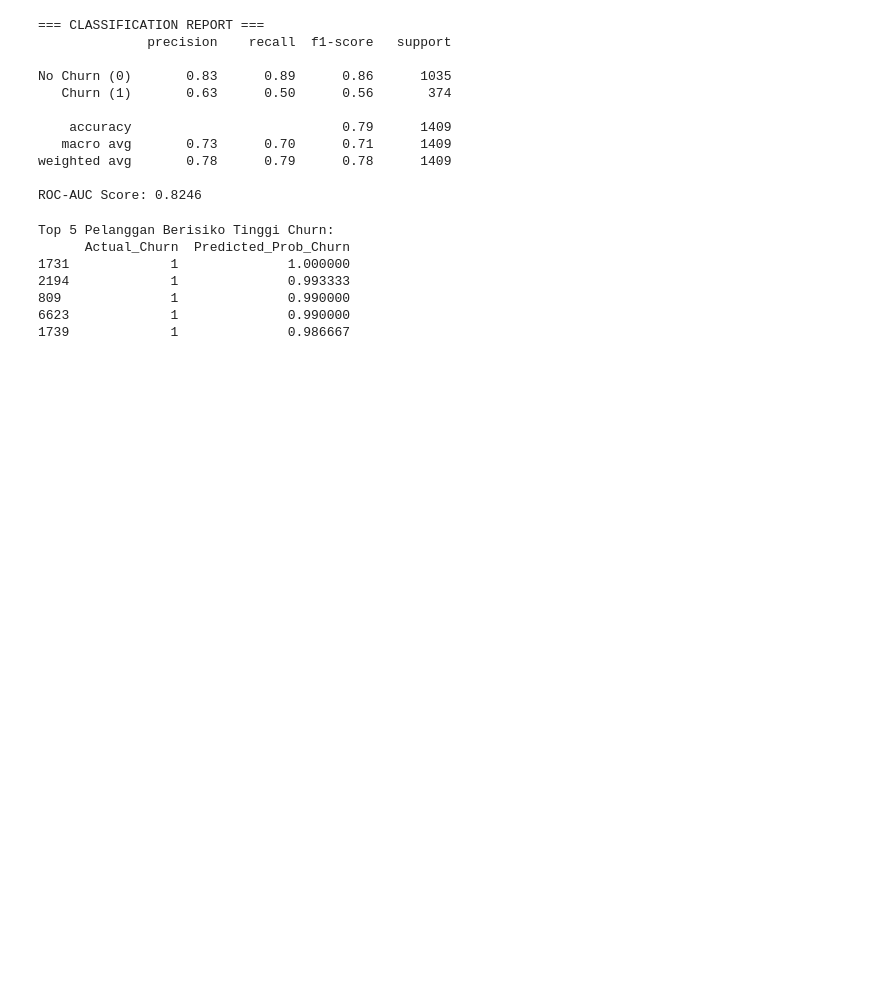
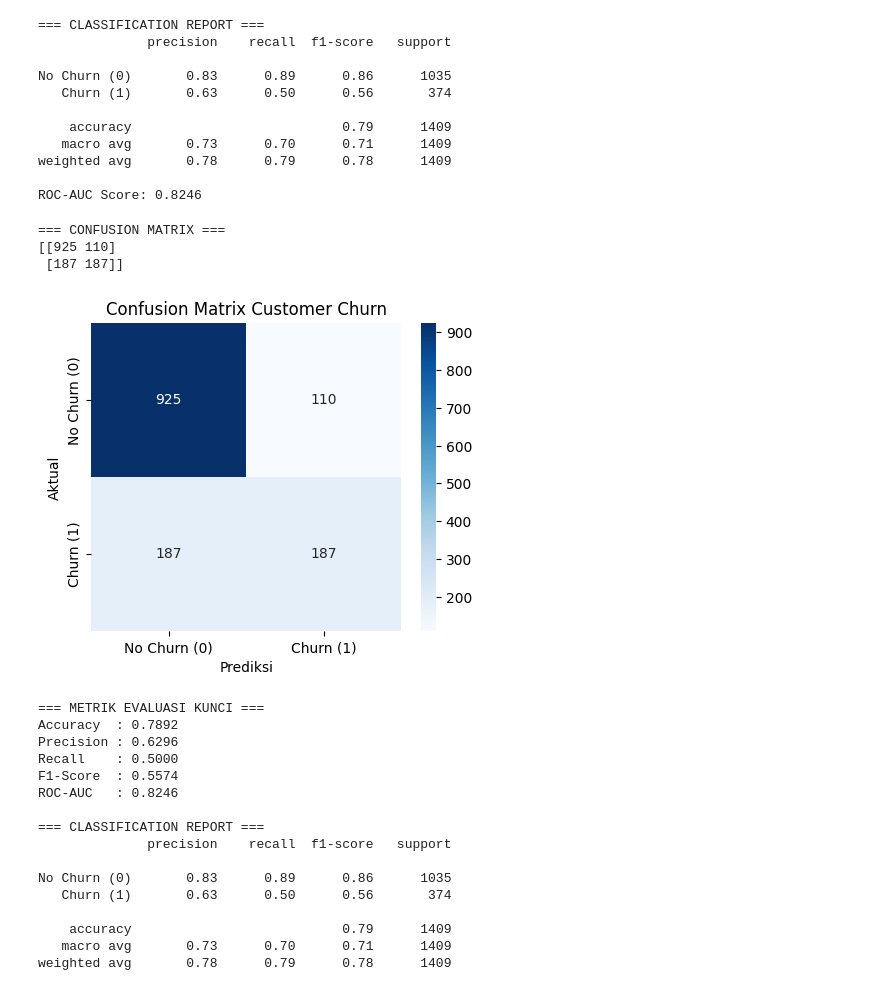
Before and after one commit to rendyamril/data-science-2026, a Jupyter notebook: Pertemuan10_MohammadRendyAmril_24040101028.ipynb, the cells around one changed output. Cells and saved outputs as stored; diff of their text form; code cells hidden in the pictures; blank space fills up the shorter version.

```diff
--- a/Pertemuan10_MohammadRendyAmril_24040101028.ipynb
+++ b/Pertemuan10_MohammadRendyAmril_24040101028.ipynb
@@ -88,22 +88,60 @@ No Churn (0)       0.83      0.89      0.86      1035
 weighted avg       0.78      0.79      0.78      1409
 
 ROC-AUC Score: 0.8246
-# %%
-# Menambahkan probabilitas churn ke dalam DataFrame hasil uji
-df_hasil = X_te.copy()
-df_hasil['Actual_Churn'] = y_te
-df_hasil['Predicted_Prob_Churn'] = proba
-
-# Tampilkan 5 sampel teratas dengan probabilitas tertinggi
-print("Top 5 Pelanggan Berisiko Tinggi Churn:")
-print(df_hasil[['Actual_Churn', 'Predicted_Prob_Churn']].sort_values(by='Predicted_Prob_Churn', ascending=False).head())
-# %% [output]
-Top 5 Pelanggan Berisiko Tinggi Churn:
-      Actual_Churn  Predicted_Prob_Churn
-1731             1              1.000000
-2194             1              0.993333
-809              1              0.990000
-6623             1              0.990000
-1739             1              0.986667
+# %%
+from sklearn.metrics import confusion_matrix, classification_report, accuracy_score, precision_score, recall_score, f1_score, roc_auc_score
+import seaborn as sns
+import matplotlib.pyplot as plt
+
+# Prediksi label dan probabilitas
+pred = rf.predict(X_te)
+proba = rf.predict_proba(X_te)[:, 1]
+
+# 1. Menampilkan Confusion Matrix (Tabel & Visualisasi Heatmap)
+cm = confusion_matrix(y_te, pred)
+print("=== CONFUSION MATRIX ===")
+print(cm)
+
+plt.figure(figsize=(5, 4))
+sns.heatmap(cm, annot=True, fmt='d', cmap='Blues',
+            xticklabels=['No Churn (0)', 'Churn (1)'],
+            yticklabels=['No Churn (0)', 'Churn (1)'])
+plt.xlabel('Prediksi')
+plt.ylabel('Aktual')
+plt.title('Confusion Matrix Customer Churn')
+plt.show()
+
+# 2. Menampilkan Metrik Utama (Accuracy, Precision, Recall, F1-Score)
+print("\n=== METRIK EVALUASI KUNCI ===")
+print(f"Accuracy  : {accuracy_score(y_te, pred):.4f}")
+print(f"Precision : {precision_score(y_te, pred):.4f}")
+print(f"Recall    : {recall_score(y_te, pred):.4f}")
+print(f"F1-Score  : {f1_score(y_te, pred):.4f}")
+print(f"ROC-AUC   : {roc_auc_score(y_te, proba):.4f}")
+
+# 3. Laporan Klasifikasi Lengkap
+print("\n=== CLASSIFICATION REPORT ===")
+print(classification_report(y_te, pred, target_names=['No Churn (0)', 'Churn (1)']))
+# %% [output]
+=== CONFUSION MATRIX ===
+[[925 110]
+ [187 187]]
+[figure, added]
+=== METRIK EVALUASI KUNCI ===
+Accuracy  : 0.7892
+Precision : 0.6296
+Recall    : 0.5000
+F1-Score  : 0.5574
+ROC-AUC   : 0.8246
+
+=== CLASSIFICATION REPORT ===
+              precision    recall  f1-score   support
+
+No Churn (0)       0.83      0.89      0.86      1035
+   Churn (1)       0.63      0.50      0.56       374
+
+    accuracy                           0.79      1409
+   macro avg       0.73      0.70      0.71      1409
+weighted avg       0.78      0.79      0.78      1409
 # %% [markdown]
 **Kesimpulan** <br>
```
Also changed, not shown: parts of 1 cell of this notebook.
